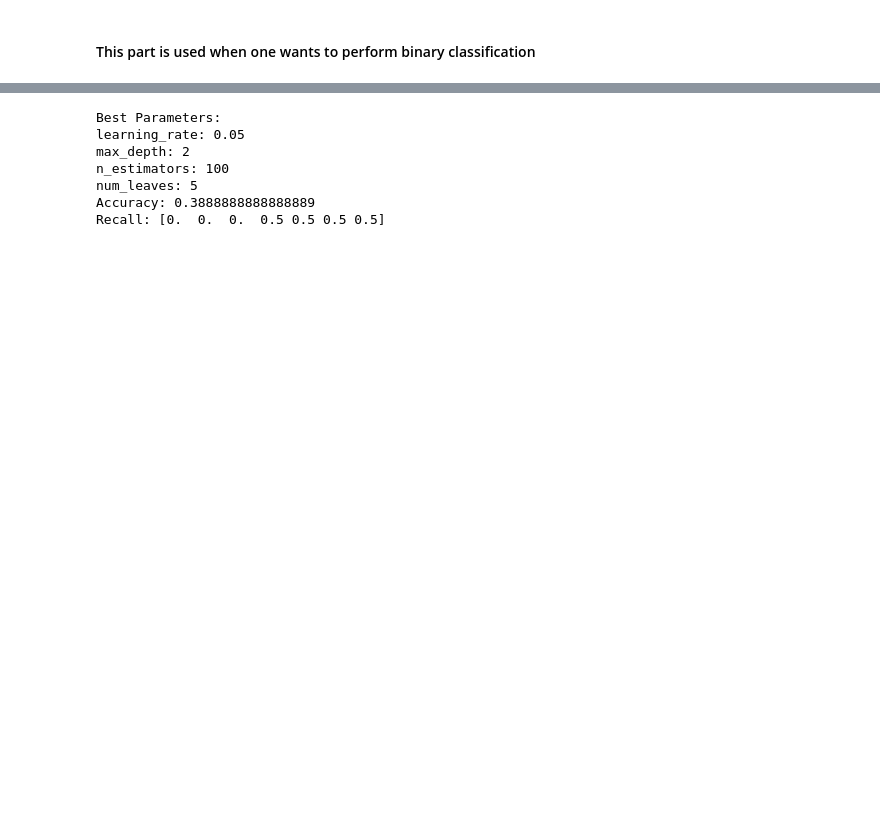
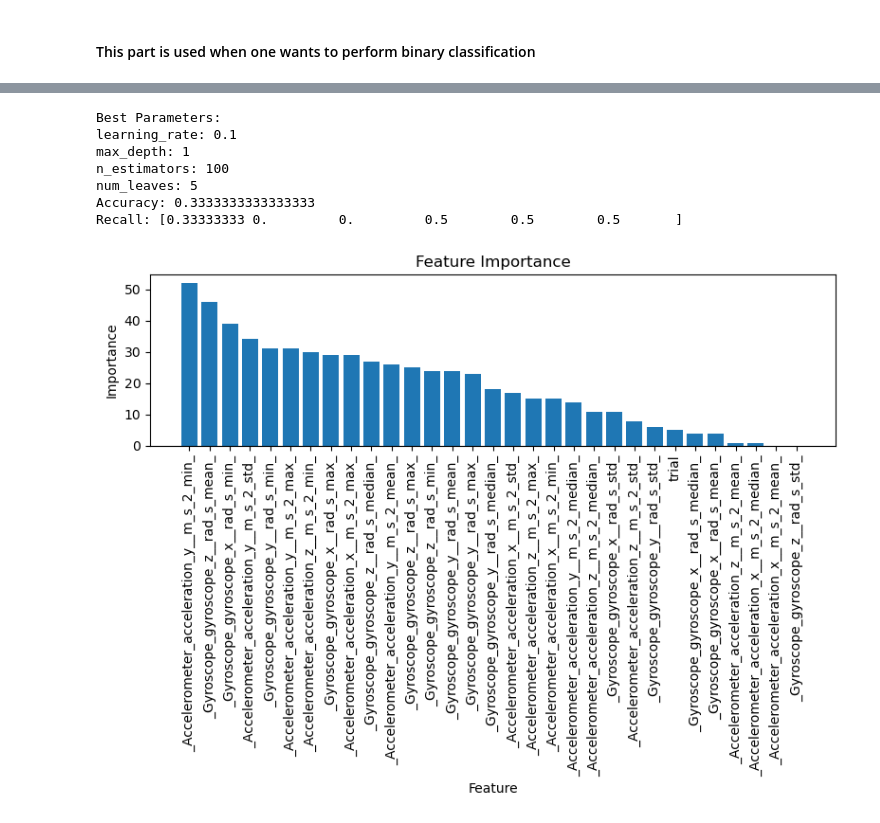
Before and after one commit to RaulSantanaTrejo/ML4QS_fall_intensity_detection, a Jupyter notebook: preprocessing/Classifier.ipynb, the cells around one changed output, grey strips where cells are left out. Cells and saved outputs as stored; diff of their text form; code cells hidden in the pictures; blank space fills up the shorter version.

```diff
--- a/preprocessing/Classifier.ipynb
+++ b/preprocessing/Classifier.ipynb
@@ -9,3 +9,14 @@ import matplotlib.pyplot as plt
 from sklearn.metrics import recall_score
 
 df = pd.read_csv('FE_data.csv')
+# %%
+# Print all column headers
+column_headers = df.columns.tolist()
+print(column_headers)
+
+# Dropping the original column headers
+columns_to_drop = ['Accelerometer_acceleration_x_(m/s^2)', 'Accelerometer_acceleration_y_(m/s^2)',
+                   'Accelerometer_acceleration_z_(m/s^2)', 'Gyroscope_gyroscope_x_(rad/s)',
+                   'Gyroscope_gyroscope_y_(rad/s)', 'Gyroscope_gyroscope_z_(rad/s)']
+
+df = df.drop(columns=columns_to_drop)
@@ -25,6 +38,11 @@ df.columns = transformed_columns
 
 # Use the transformed column names in your code
 df = df[transformed_columns]
+
+# replace the values separated by '_' to the right values
+df['posture'] = df['posture'].replace('bed_fall', 'bedfall')
+df['posture'] = df['posture'].replace('chair_fall', 'chairfall')
+
 #df.head(20)
 # %% [markdown]
 #### This part is used when one wants to perform binary classification
@@ -66,8 +84,8 @@ model = lgb.LGBMClassifier()
 param_grid = {
     'num_leaves': [5, 10, 20],
     'learning_rate': [0.01, 0.05, 0.1],
-    'max_depth': [2, 5, 10],
-    'n_estimators': [20, 50, 100]
+    'max_depth': [1, 2, 5, 10],
+    'n_estimators': [20, 50, 100, 150]
 }
 
 # Perform grid search with cross-validation
@@ -78,34 +96,55 @@ grid_search.fit(X_train, y_train)
 best_params = grid_search.best_params_
 
 # Create a new model with the best hyperparameters
 best_model = lgb.LGBMClassifier(**best_params)
 
 # Train the model with the best hyperparameters
 best_model.fit(X_train, y_train)
 
 # Predict on the test set
 y_pred = best_model.predict(X_test)
 
 # --------------- EVAL ------------------------
 # Get the best hyperparameters
 best_params = grid_search.best_params_
 
 print("Best Parameters:")
 for param, value in best_params.items():
     print(f"{param}: {value}")
 
 # Calculate the accuracy of the model
 accuracy = accuracy_score(y_test, y_pred)
 print(f"Accuracy: {accuracy}")
 
 # Calculate recall scores for each class
 recall_scores = recall_score(y_test, y_pred, average=None)
 print(f"Recall: {recall_scores}")
+
+# Get feature importance
+feature_importance = best_model.feature_importances_
+df_feature_importance = pd.DataFrame({'Feature': X.columns, 'Importance': feature_importance})
+df_feature_importance = df_feature_importance.sort_values(by='Importance', ascending=False)
+
+# Create the bar plot
+plt.figure(figsize=(8, 6))
+plt.bar(df_feature_importance['Feature'], df_feature_importance['Importance'])
+plt.xticks(rotation=90)
+plt.xlabel('Feature')
+plt.ylabel('Importance')
+plt.title('Feature Importance')
+plt.tight_layout()
+
+# Show the plot
+plt.show()
+
+# print("Feature Importance:")
+# print(df_feature_importance)
 # %% [output]
 Best Parameters:
-learning_rate: 0.05
-max_depth: 2
+learning_rate: 0.1
+max_depth: 1
 n_estimators: 100
 num_leaves: 5
-Accuracy: 0.3888888888888889
-Recall: [0.  0.  0.  0.5 0.5 0.5 0.5]
+Accuracy: 0.3333333333333333
+Recall: [0.33333333 0.         0.         0.5        0.5        0.5       ]
+[figure, added]
```
Also changed, not shown: parts of 4 cells of this notebook.
